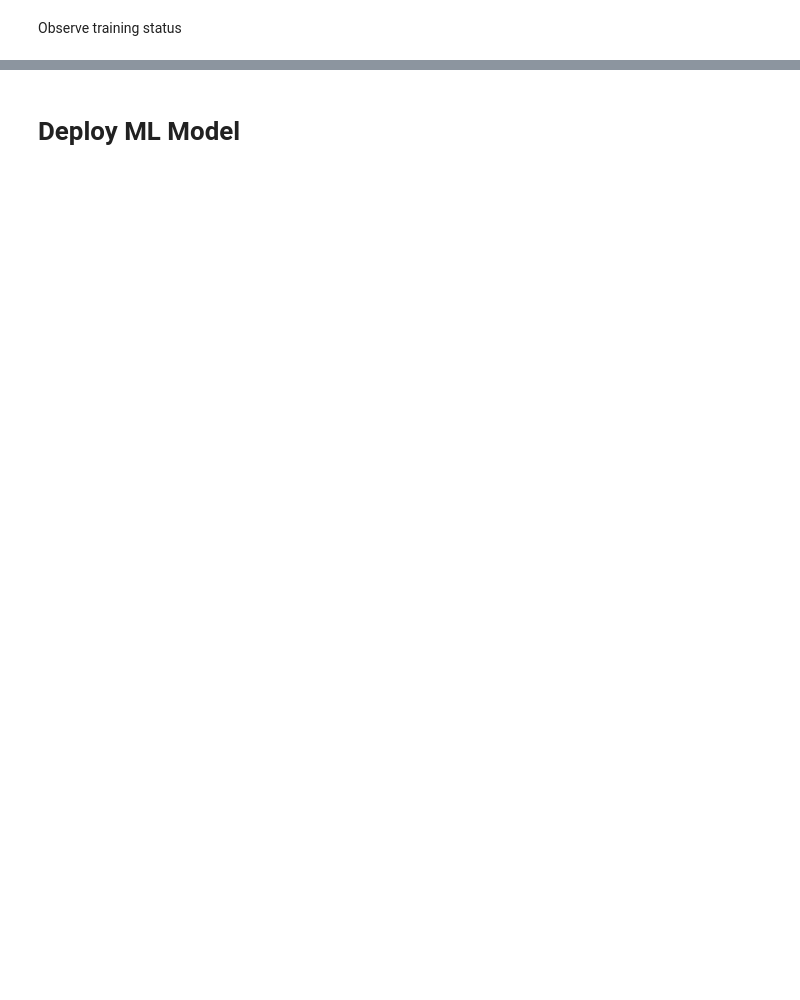
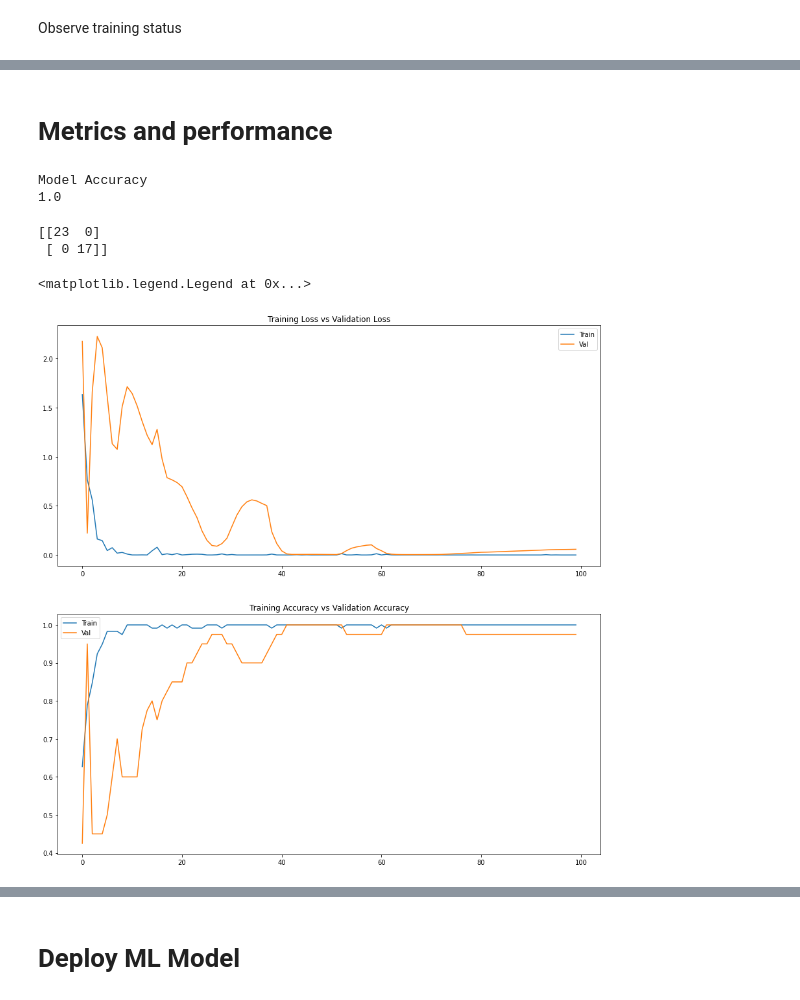
Before and after one commit to SAP-samples/btp-ai-sustainability-bootcamp, a Jupyter notebook: src/ai-models/predictive-maintenance/notebooks/main.ipynb, the cells around one changed output, grey strips where cells are left out. Saved outputs shown, nothing was run; the diff lists cells and outputs as text; code cells hidden in the pictures; blank space fills up the shorter version.

```diff
--- a/src/ai-models/predictive-maintenance/notebooks/main.ipynb
+++ b/src/ai-models/predictive-maintenance/notebooks/main.ipynb
@@ -241,0 +267,13 @@ Training status details: {'details': [{'container_name': 'main', 'exit_code': 1,
+# %% [markdown]
+# Metrics and performance
+# %%
+filter_string = "executionId eq '" + execution_resp.id + "'"
+metric_resp = ai_api_v2_client.metrics.query(execution_ids=execution_resp.id)
+
+for m in metric_resp.resources:
+    for metric in m.metrics:
+        print(metric.name)
+        print(metric.value)
+# %% [output]
+Model Accuracy
+1.0
@@ -241,0 +287,47 @@ Training status details: {'details': [{'container_name': 'main', 'exit_code': 1,
+# %%
+import ast
+import re
+import numpy as np
+
+training_metrics = ast.literal_eval(all_metrics[0])
+confusion_matrix = ast.literal_eval(all_metrics[1])
+#print(training_metrics[0].get("loss"))
+#print(confusion_matrix[0].get("actual label - 0"))
+#print(confusion_matrix[1].get("actual label - 1"))
+
+a = confusion_matrix[0].get("actual label - 0")
+b = confusion_matrix[1].get("actual label - 1")
+
+a = [int(x) for x in re.split('[^0-9]', a) if x]
+b = [int(x) for x in re.split('[^0-9]', b) if x]
+#print(a)
+#print(b)
+
+cnf_matrix = np.array([a, b])
+print(cnf_matrix)
+# %% [output]
+[[23  0]
+ [ 0 17]]
+# %%
+import matplotlib
+import matplotlib.pyplot as plt
+
+fig, axs = plt.subplots(2, 1, figsize=(15,15))
+
+a = ast.literal_eval(training_metrics[0].get("loss"))
+b = ast.literal_eval(training_metrics[1].get("val_loss"))
+c = ast.literal_eval(training_metrics[2].get("accuracy"))
+d = ast.literal_eval(training_metrics[3].get("val_accuracy"))
+
+axs[0].plot(a)
+axs[0].plot(b)
+axs[0].title.set_text('Training Loss vs Validation Loss')
+axs[0].legend(['Train', 'Val'])
+
+axs[1].plot(c)
+axs[1].plot(d)
+axs[1].title.set_text('Training Accuracy vs Validation Accuracy')
+axs[1].legend(['Train', 'Val'])
+# %% [output]
+<matplotlib.legend.Legend at 0x...>
+[figure, added]
```
Also changed, not shown: parts of 10 cells of this notebook, 3 other files.
